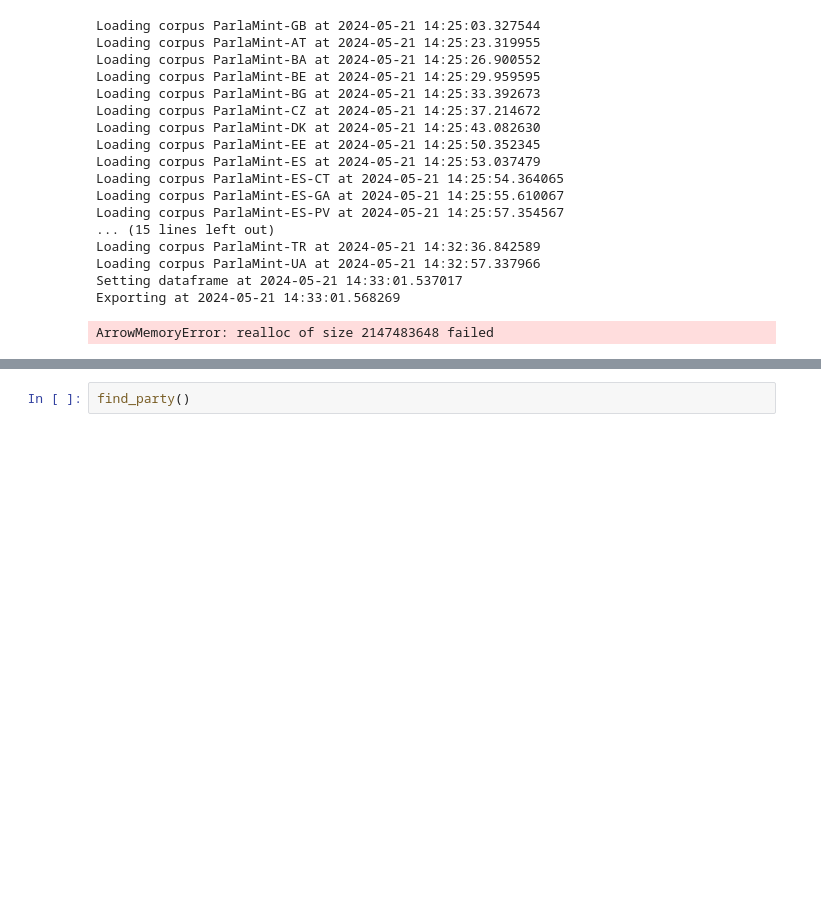
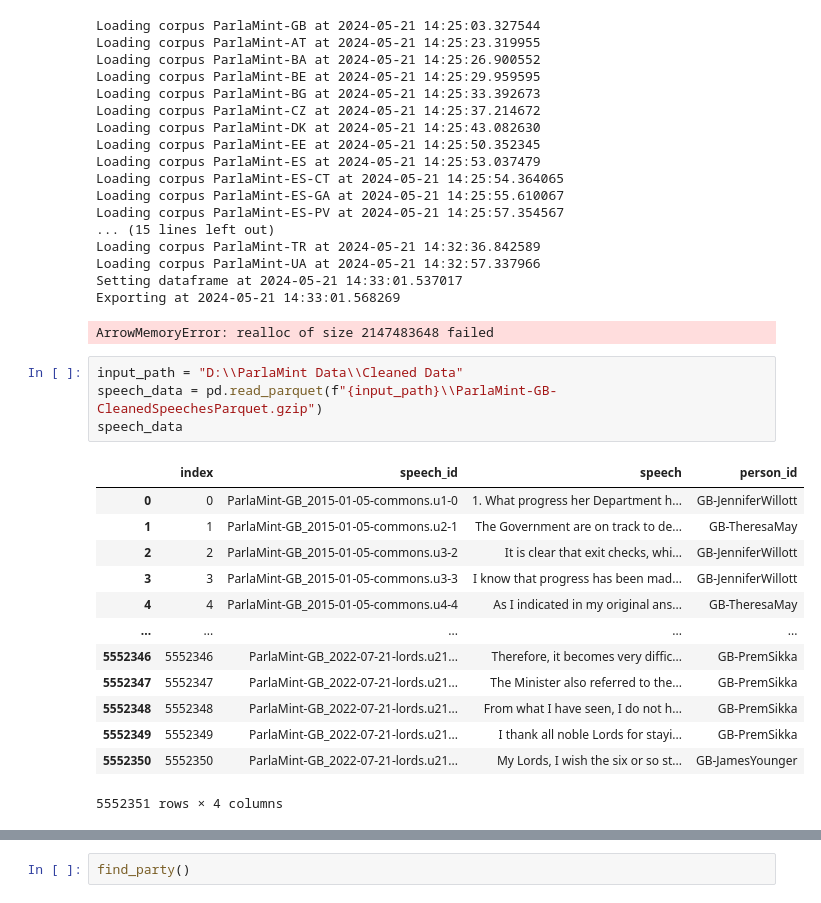
Before and after one commit to kferraga/ParliamentHackathon2024, a Jupyter notebook: datawrangling/test_notebook.ipynb, the cells around one changed output, grey strips where cells are left out. Drawn from its saved outputs; the diff is of its cells as text; blank space fills up the shorter version.

```diff
--- a/test_notebook.ipynb
+++ b/datawrangling/test_notebook.ipynb
@@ -206,4 +206,22 @@ Loading corpus ParlaMint-UA at 2024-05-21 14:32:57.337966
 Setting dataframe at 2024-05-21 14:33:01.537017
 Exporting at 2024-05-21 14:33:01.568269
 ArrowMemoryError: realloc of size 2147483648 failed
+# %%
+input_path = "D:\\ParlaMint Data\\Cleaned Data"
+speech_data = pd.read_parquet(f"{input_path}\\ParlaMint-GB-CleanedSpeechesParquet.gzip")
+speech_data
+# %% [output]
+|  | index | speech_id | speech | person_id |
+| 0 | 0 | ParlaMint-GB_2015-01-05-commons.u1-0 | 1. What progress her Department h... | GB-JenniferWillott |
+| 1 | 1 | ParlaMint-GB_2015-01-05-commons.u2-1 | The Government are on track to de... | GB-TheresaMay |
+| 2 | 2 | ParlaMint-GB_2015-01-05-commons.u3-2 | It is clear that exit checks, whi... | GB-JenniferWillott |
+| 3 | 3 | ParlaMint-GB_2015-01-05-commons.u3-3 | I know that progress has been mad... | GB-JenniferWillott |
+| 4 | 4 | ParlaMint-GB_2015-01-05-commons.u4-4 | As I indicated in my original ans... | GB-TheresaMay |
+| ... | ... | ... | ... | ... |
+| 5552346 | 5552346 | ParlaMint-GB_2022-07-21-lords.u21... | Therefore, it becomes very diffic... | GB-PremSikka |
+| 5552347 | 5552347 | ParlaMint-GB_2022-07-21-lords.u21... | The Minister also referred to the... | GB-PremSikka |
+| 5552348 | 5552348 | ParlaMint-GB_2022-07-21-lords.u21... | From what I have seen, I do not h... | GB-PremSikka |
+| 5552349 | 5552349 | ParlaMint-GB_2022-07-21-lords.u21... | I thank all noble Lords for stayi... | GB-PremSikka |
+| 5552350 | 5552350 | ParlaMint-GB_2022-07-21-lords.u21... | My Lords, I wish the six or so st... | GB-JamesYounger |
+5552351 rows × 4 columns
 # %%
```
Also changed, not shown: parts of 1 cell of this notebook, 4 other files.
